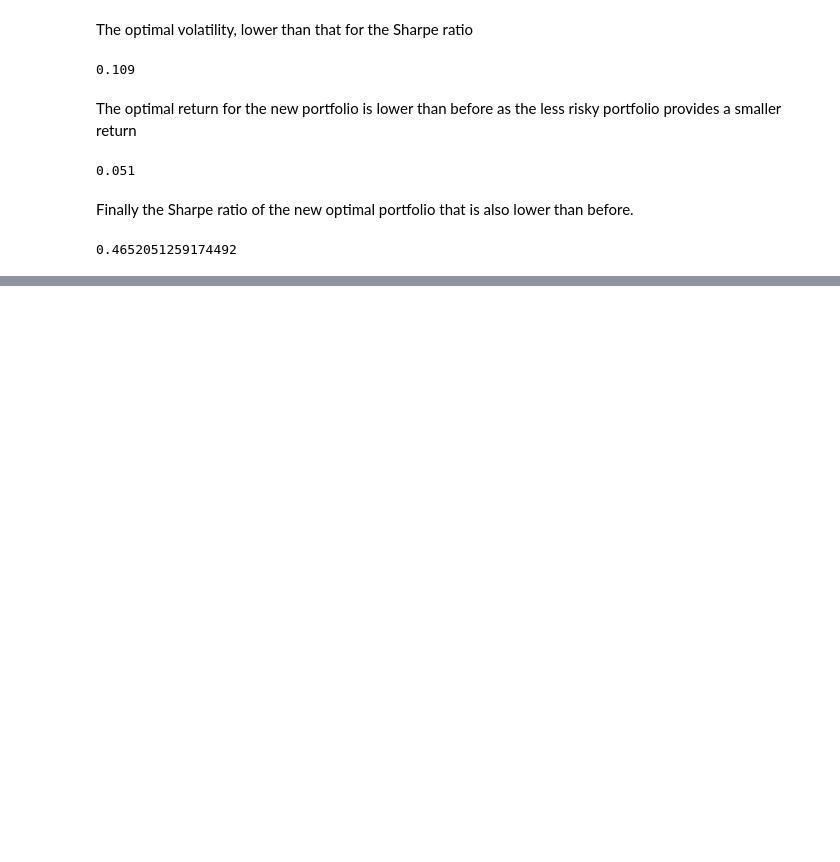
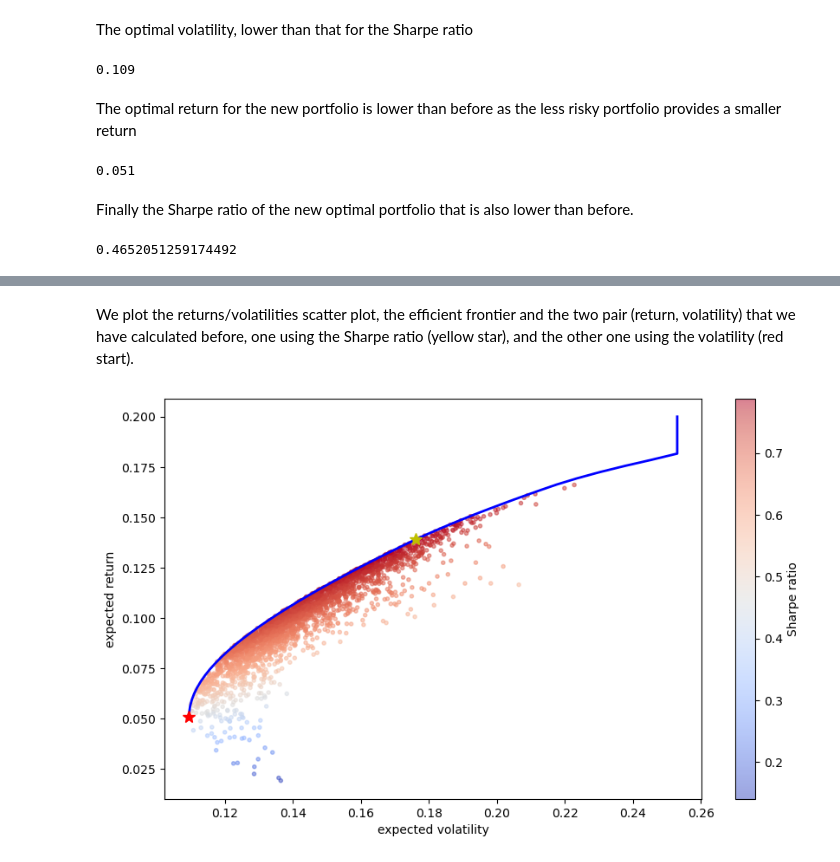
Before and after one commit to luigiselmi/finstat, a Jupyter notebook: hilpisch/ch13_statistics.ipynb, the cells around one changed output, grey strips where cells are left out. Drawn from its saved outputs; the diff is of its cells as text; code cells hidden in the pictures; blank space fills up the shorter version.

```diff
--- a/hilpisch/ch13_statistics.ipynb
+++ b/hilpisch/ch13_statistics.ipynb
@@ -508,5 +508,5 @@ opts = sco.minimize(min_func_sharpe,
                     equal_weights,
                     method='SLSQP',
                     bounds=bnds,
-                    constraints=constraint)
+                    constraints=constraints)
 # %% [output]
@@ -555,7 +555,7 @@ optv = sco.minimize(port_vol,
                     equal_weights,
                     method='SLSQP',
                     bounds=bnds,
-                    constraints=constraint)
+                    constraints=constraints)
 # %%
 optv
 # %% [output]
@@ -594,0 +605,10 @@ port_ret(optv['x']) / port_vol(optv['x'])
+# %%
+num_target_rets = 50
+# %%
+%%time
+target_rets = np.linspace(0.05, 0.2, num_target_rets)
+target_vols = []
+for target_ret in target_rets:
+    res = sco.minimize(port_vol, equal_weights, method='SLSQP', bounds=bounds, constraints=constraints)
+    target_vols.append(res['fun'])
+target_vols = np.array(tvols)
@@ -594,0 +618,13 @@ port_ret(optv['x']) / port_vol(optv['x'])
+# %% [markdown]
+We plot the returns/volatilities scatter plot, the efficient frontier and the two pair (return, volatility) that we have calculated before, one using the Sharpe ratio (yellow star), and the other one using the volatility (red start).
+# %%
+plt.figure(figsize=(10, 6))
+plt.scatter(pvols, prets, c=prets / pvols, marker='.', alpha=0.5, cmap='coolwarm') # retu rns/volatilities
+plt.plot(target_vols, target_rets, 'b', lw=2.0)  # efficient frontier
+plt.plot(port_vol(opts['x']), port_ret(opts['x']), 'y*', markersize=10.0)  # Sharpe ratio
+plt.plot(port_vol(optv['x']), port_ret(optv['x']), 'r*', markersize=10.0)  # minimum volatility
+plt.xlabel('expected volatility')
+plt.ylabel('expected return')
+plt.colorbar(label='Sharpe ratio');
+# %% [output]
+[figure, added]
```
Also changed, not shown: parts of 33 cells of this notebook.
